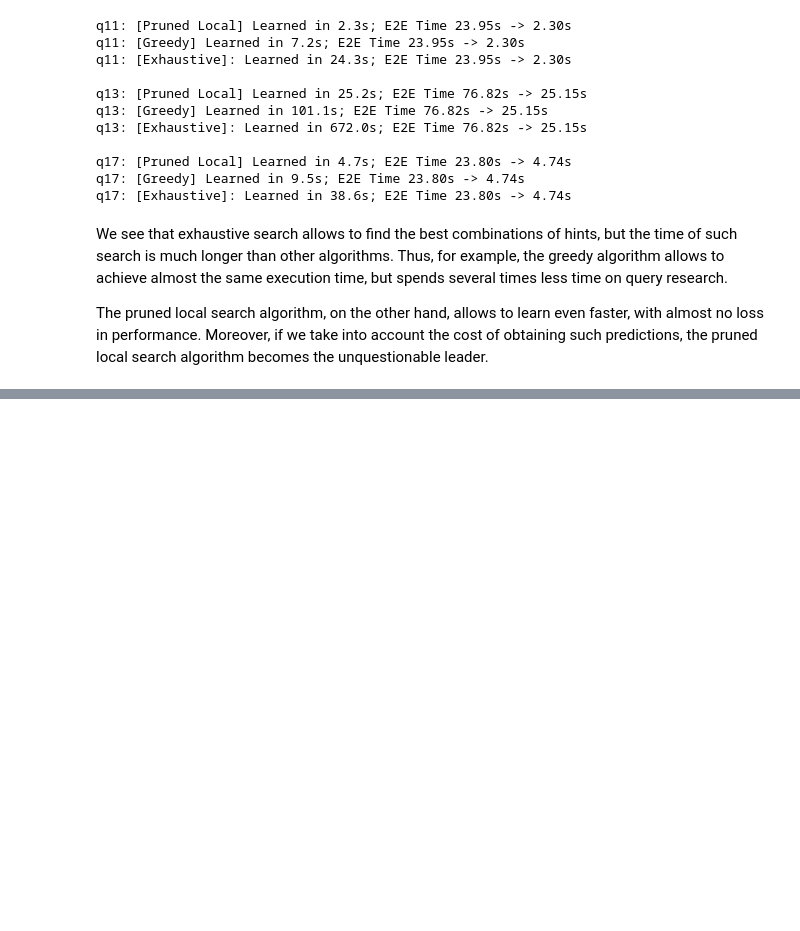
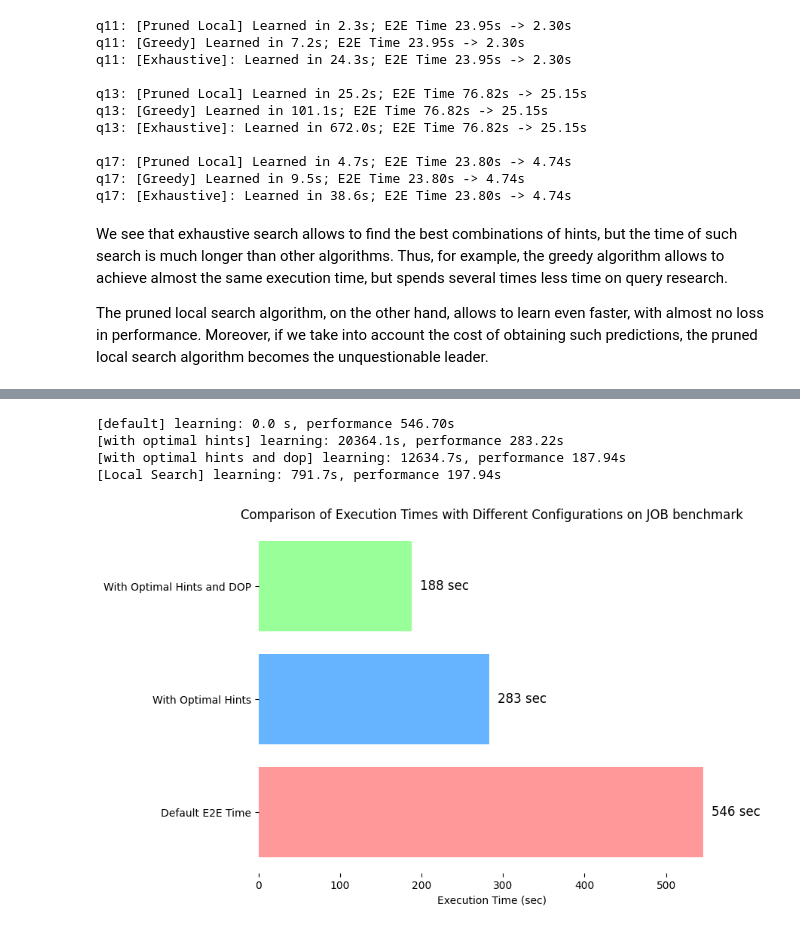
Before and after one commit to zinchse/hbo_bench, a Jupyter notebook: example.ipynb, the cells around one changed output, grey strips where cells are left out. Saved outputs shown, nothing was run; the diff lists cells and outputs as text; code cells hidden in the pictures; blank space fills up the shorter version.

Commit message:
add plotting

```diff
--- a/example.ipynb
+++ b/example.ipynb
@@ -228,0 +270,34 @@ The pruned local search algorithm, on the other hand, allows to learn even faste
+# %%
+print(f"[default] learning: 0.0 s, performance {def_e2e:0.2f}s")
+print(f"[with optimal hints] learning: {opt_hint_learning_time:0.1f}s, performance {opt_hint_e2e_time:0.2f}s")
+print(f"[with optimal hints and dop] learning: {opt_hint_and_dop_learning_time:0.1f}s, performance {opt_hint_and_dop_e2e_time:0.2f}s")
+print(f"[Local Search] learning: {4 * ls_learning_time:0.1f}s, performance {ls_e2e_time:0.2f}s")
+# %% [output]
+[default] learning: 0.0 s, performance 546.70s
+[with optimal hints] learning: 20364.1s, performance 283.22s
+[with optimal hints and dop] learning: 12634.7s, performance 187.94s
+[Local Search] learning: 791.7s, performance 197.94s
+# %%
+import matplotlib.pyplot as plt
+
+labels = ['Default E2E Time', 'With Optimal Hints', 'With Optimal Hints and DOP']
+times = [546, 283, 188]
+colors = ['#ff9999','#66b3ff','#99ff99']
+
+plt.figure(figsize=(8, 6))
+bars = plt.barh(labels, times, color=colors)
+for bar in bars:
+    plt.text(bar.get_width() + 10, bar.get_y() + bar.get_height()/2, f'{int(bar.get_width())} sec',
+             va='center', ha='left', fontsize=12, color='black')
+
+plt.xlabel('Execution Time (sec)')
+plt.title('Comparison of Execution Times with Different Configurations on JOB benchmark')
+
+plt.gca().spines['top'].set_visible(False)
+plt.gca().spines['right'].set_visible(False)
+plt.gca().spines['left'].set_visible(False)
+plt.gca().spines['bottom'].set_visible(False)
+
+plt.show()
+# %% [output]
+[figure, added]
```
Also changed, not shown: parts of 8 cells of this notebook.
